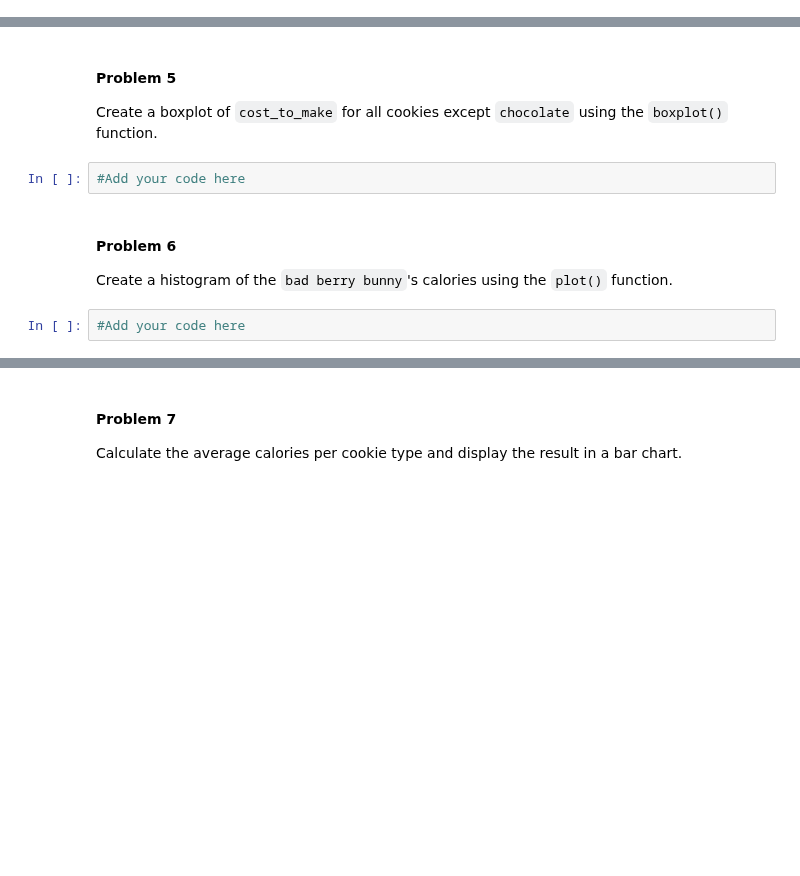
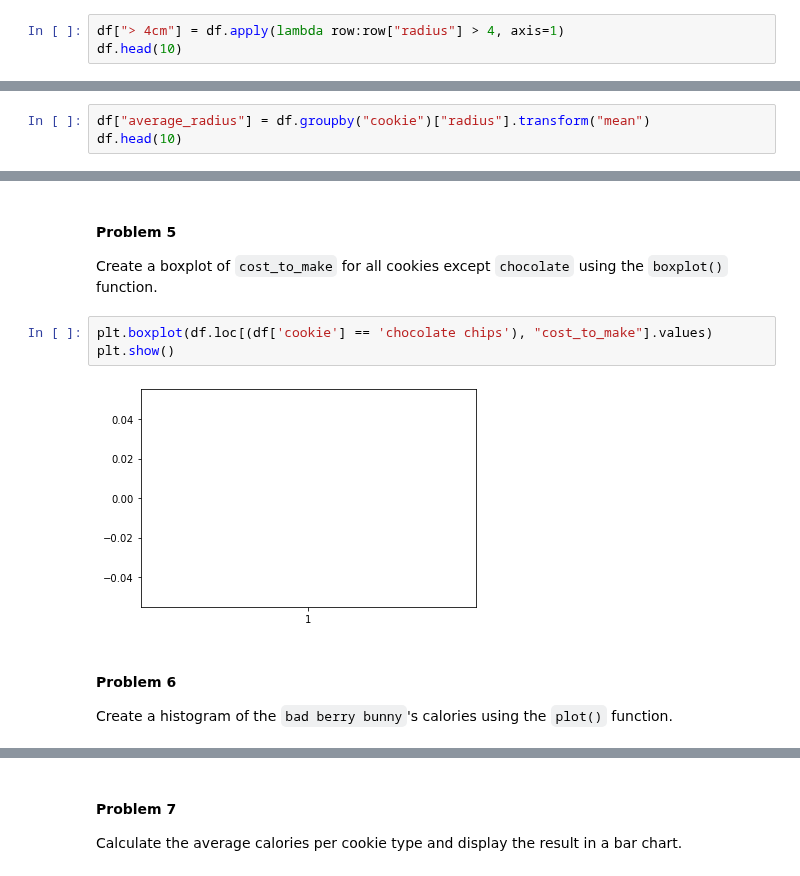
Before and after one commit to yoontsy2000/Data-Science-Fundamentals, a Jupyter notebook: labs/lab-02/lab02.ipynb, the cells around one changed output, grey strips where cells are left out. Cells and saved outputs as stored; diff of their text form; blank space fills up the shorter version.

```diff
--- a/labs/lab-02/lab02.ipynb
+++ b/labs/lab-02/lab02.ipynb
@@ -464,0 +464,3 @@ Add a column to the DataFrame that has the value `True` if the cookie has a radi
+# %%
+df["> 4cm"] = df.apply(lambda row:row["radius"] > 4, axis=1)
+df.head(10)
@@ -471,3 +478,6 @@ Group the data by the `cookie` column, and find the average radius of each cooki
+# %%
+df["average_radius"] = df.groupby("cookie")["radius"].transform("mean")
+df.head(10)
 # %% [markdown]
 #### Problem 4
 Create a new DataFrame that only contains the cookies that have the ingredient `"chocolate chips"`. (Hint: use the `str.contains()` function)
@@ -477,11 +500,12 @@ Create a new DataFrame that only contains the cookies that have the ingredient `
 #### Problem 5
 
 Create a boxplot of `cost_to_make` for all cookies except `chocolate` using the `boxplot()` function.
-# %%
-#Add your code here
+# %%
+plt.boxplot(df.loc[(df['cookie'] == 'chocolate chips'), "cost_to_make"].values)
+plt.show()
+# %% [output]
+[figure, added]
 # %% [markdown]
 #### Problem 6
 
 Create a histogram of the `bad berry bunny`'s calories using the `plot()` function.
-# %%
-#Add your code here
```
Also changed, not shown: parts of 11 cells of this notebook, 1 other file.
